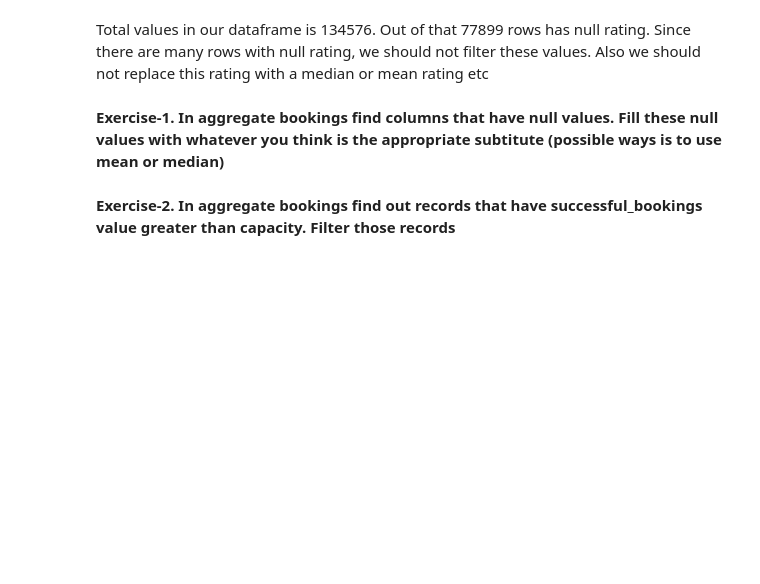
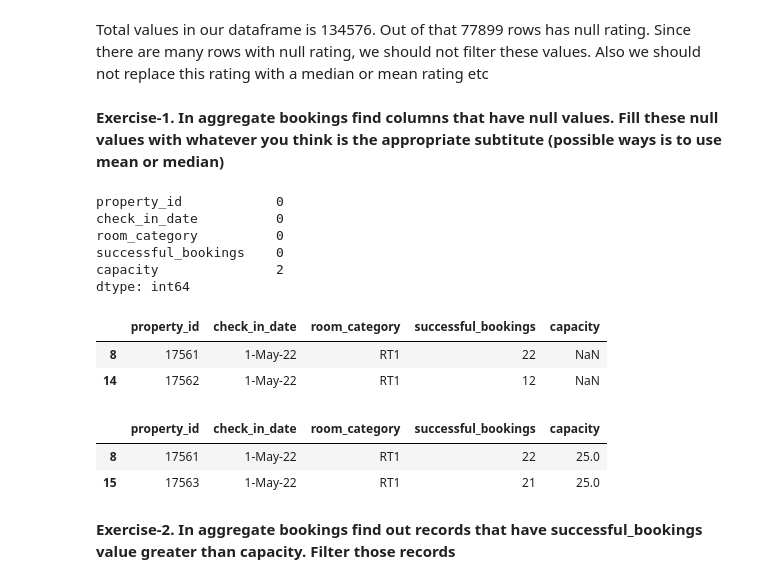
Before and after one commit to KARRTHIKKKK/project_hospitality_analysis, a Jupyter notebook: hotels_analysis.ipynb, the cells around one changed output. Saved outputs shown, nothing was run; the diff lists cells and outputs as text; code cells hidden in the pictures; blank space fills up the shorter version.

```diff
--- a/hotels_analysis.ipynb
+++ b/hotels_analysis.ipynb
@@ -154,4 +341,17 @@ Total values in our dataframe is 134576. Out of that 77899 rows has null rating.
 # %% [markdown]
 **Exercise-1. In aggregate bookings find columns that have null values. Fill these null values with whatever you think is the appropriate subtitute (possible ways is to use mean or median)**
 # %%
-# write your code here
+df_agg_bookings.isnull().sum()
+# %% [output]
+property_id            0
+check_in_date          0
+room_category          0
+successful_bookings    0
+capacity               2
+dtype: int64
+# %%
+df_agg_bookings[df_agg_bookings.capacity.isna()]
+# %% [output]
+|  | property_id | check_in_date | room_category | successful_bookings | capacity |
+| 8 | 17561 | 1-May-22 | RT1 | 22 | NaN |
+| 14 | 17562 | 1-May-22 | RT1 | 12 | NaN |
@@ -158,3 +360,9 @@ Total values in our dataframe is 134576. Out of that 77899 rows has null rating.
+# %%
+df_agg_bookings.loc[[8,15]]
+# %% [output]
+|  | property_id | check_in_date | room_category | successful_bookings | capacity |
+| 8 | 17561 | 1-May-22 | RT1 | 22 | 25.0 |
+| 15 | 17563 | 1-May-22 | RT1 | 21 | 25.0 |
 # %% [markdown]
 **Exercise-2. In aggregate bookings find out records that have successful_bookings value greater than capacity. Filter those records**
 # %%
```
Also changed, not shown: parts of 37 cells of this notebook, 2 other files.
